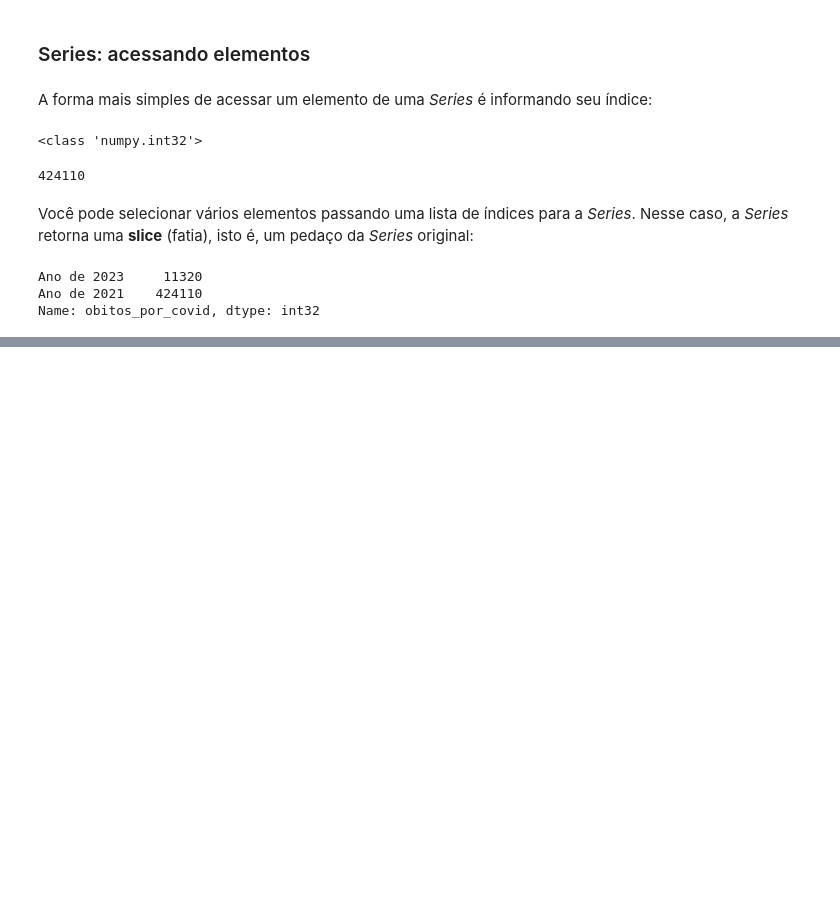
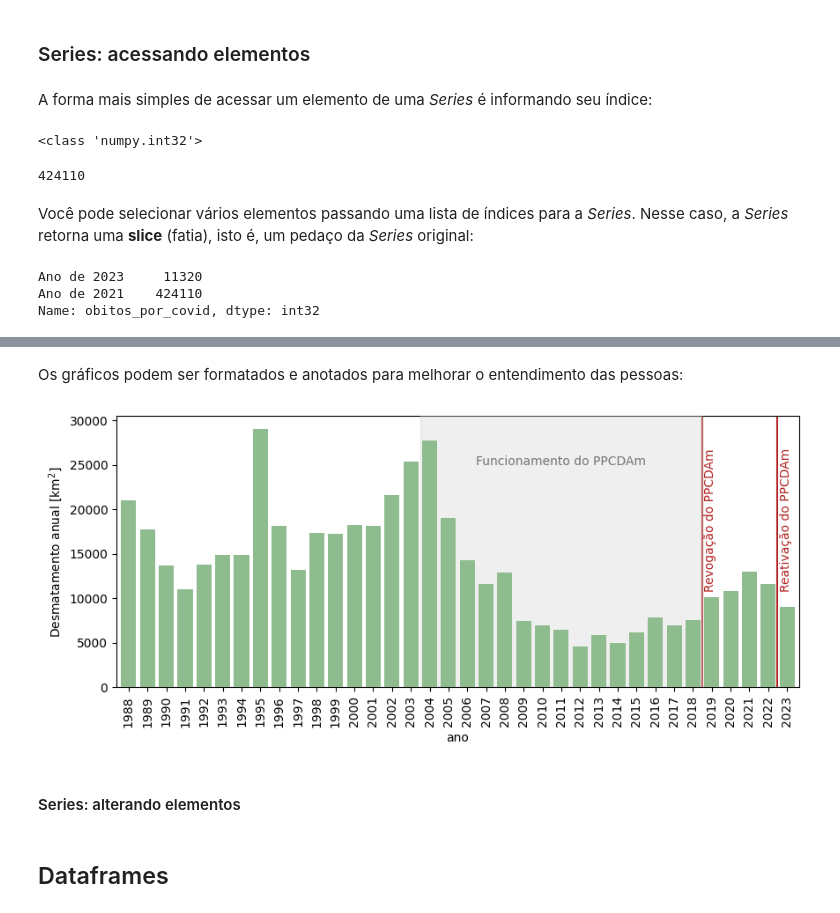
Before and after one commit to tecMTST/tutorial-de-dados, a Jupyter notebook: 03_introducao-basica/40_introducao-ao-pandas.ipynb, the cells around one changed output, grey strips where cells are left out. Drawn from its saved outputs; the diff is of its cells as text; code cells hidden in the pictures; blank space fills up the shorter version.

```diff
--- a/03_introducao-basica/40_introducao-ao-pandas.ipynb
+++ b/03_introducao-basica/40_introducao-ao-pandas.ipynb
@@ -167,0 +342,34 @@ O grande poder das Series estão em seus mais de 300 métodos
+# %% [markdown]
+Os gráficos podem ser formatados e anotados para melhorar o entendimento das pessoas:
+# %%
+# Criando uma figura com o pyplot, para poder definir seu tamanho:
+pl.figure(figsize=(10,4))
+
+# Criando um gráfico de barra, com algumas formatações:
+desmatamento.plot(kind='bar', width=0.8, color='darkseagreen', zorder=10);
+
+# MAIS FORMATAÇÃO:
+
+# Rótulo do eixo Y:
+pl.ylabel('Desmatamento anual [$\mathrm{km^2}$]')
+
+# Faixa cinza marcando período importante:
+pl.axvspan(2003.5 - 1988, 2018.5 - 1988, color='0.8', alpha=0.3, zorder=5)
+
+# Texto explicando a faixa cinza:
+pl.text(2011 - 1988, 25000, 'Funcionamento do PPCDAm', ha='center', color='0.3')
+
+# Linha vertical vermelha marcando momento importante:
+pl.axvline(2018.5 - 1988, color='firebrick')
+pl.text(2018.6 - 1988, 11000, 'Revogação do PPCDAm', color='firebrick', rotation=90, fontsize=10)
+# Linha vertical vermelha marcando momento importante:
+pl.axvline(2022.5 - 1988, color='firebrick')
+pl.text(2022.6 - 1988, 11000, 'Reativação do PPCDAm', color='firebrick', rotation=90, fontsize=10)
+
+pl.show()
+# %% [output]
+[figure, added]
+# %% [markdown]
+#### Series: alterando elementos
+# %% [markdown]
+## Dataframes
```
Also changed, not shown: parts of 40 cells of this notebook.
